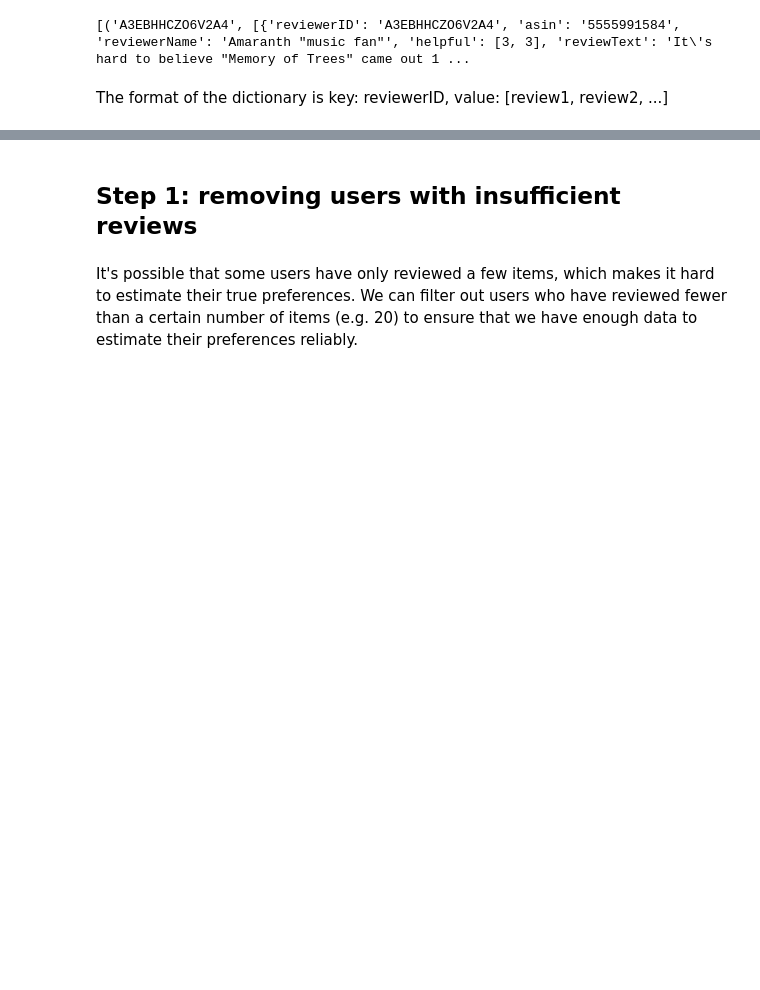
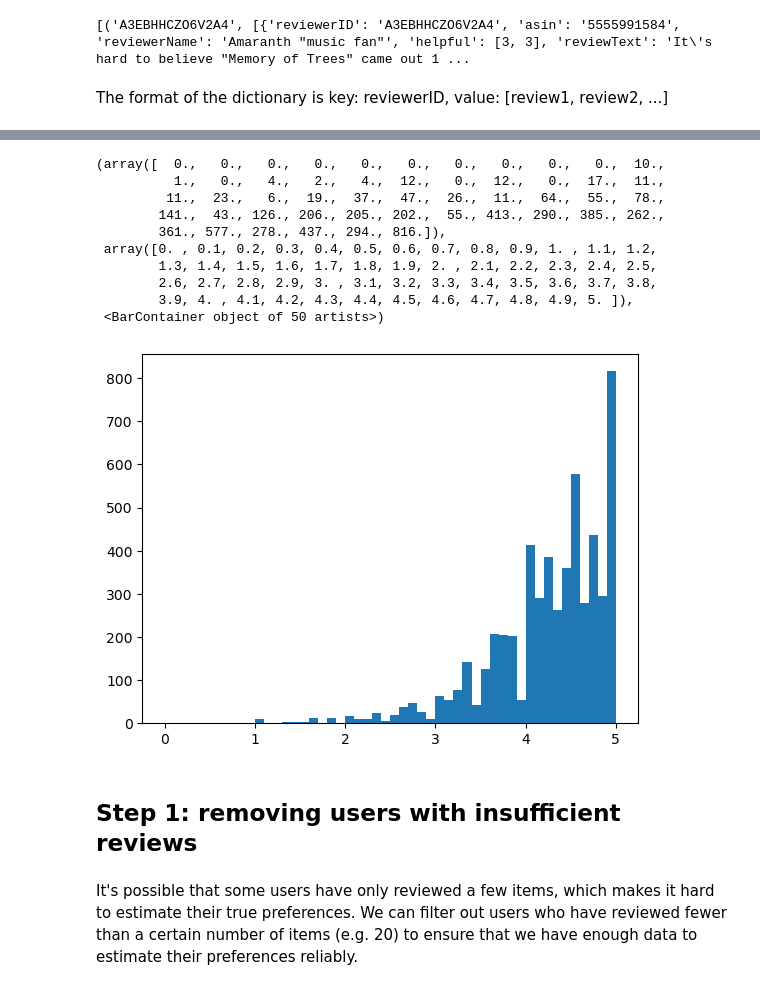
Before and after one commit to Thosam1/BachelorProject, a Jupyter notebook: Bandits/data-preprocessing/amazon_music_filtering.ipynb, the cells around one changed output, grey strips where cells are left out. Drawn from its saved outputs; the diff is of its cells as text; code cells hidden in the pictures; blank space fills up the shorter version.

```diff
--- a/Bandits/data-preprocessing/amazon_music_filtering.ipynb
+++ b/Bandits/data-preprocessing/amazon_music_filtering.ipynb
@@ -37,3 +60,24 @@ The format of the dictionary is key: reviewerID, value: [review1, review2, ...]
+# %%
+items_scores_by_reviewer = {}
+for reviewer, review_list in reviews_by_reviewer.items():
+    my_item_scores = {review['asin']: review['overall'] for review in review_list}
+    items_scores_by_reviewer[reviewer] = my_item_scores
+# %%
+average_score_per_user = np.array([np.mean(list(review_dict.values())) for review_dict in items_scores_by_reviewer.values()])
+buckets = np.arange(0, 5.1, 0.1)
+plt.hist(average_score_per_user, buckets)
+# %% [output]
+(array([  0.,   0.,   0.,   0.,   0.,   0.,   0.,   0.,   0.,   0.,  10.,
+          1.,   0.,   4.,   2.,   4.,  12.,   0.,  12.,   0.,  17.,  11.,
+         11.,  23.,   6.,  19.,  37.,  47.,  26.,  11.,  64.,  55.,  78.,
+        141.,  43., 126., 206., 205., 202.,  55., 413., 290., 385., 262.,
+        361., 577., 278., 437., 294., 816.]),
+ array([0. , 0.1, 0.2, 0.3, 0.4, 0.5, 0.6, 0.7, 0.8, 0.9, 1. , 1.1, 1.2,
+        1.3, 1.4, 1.5, 1.6, 1.7, 1.8, 1.9, 2. , 2.1, 2.2, 2.3, 2.4, 2.5,
+        2.6, 2.7, 2.8, 2.9, 3. , 3.1, 3.2, 3.3, 3.4, 3.5, 3.6, 3.7, 3.8,
+        3.9, 4. , 4.1, 4.2, 4.3, 4.4, 4.5, 4.6, 4.7, 4.8, 4.9, 5. ]),
+ <BarContainer object of 50 artists>)
+[figure, added]
 # %% [markdown]
 ## Step 1: removing users with insufficient reviews
 # %% [markdown]
```
Also changed, not shown: parts of 9 cells of this notebook.
